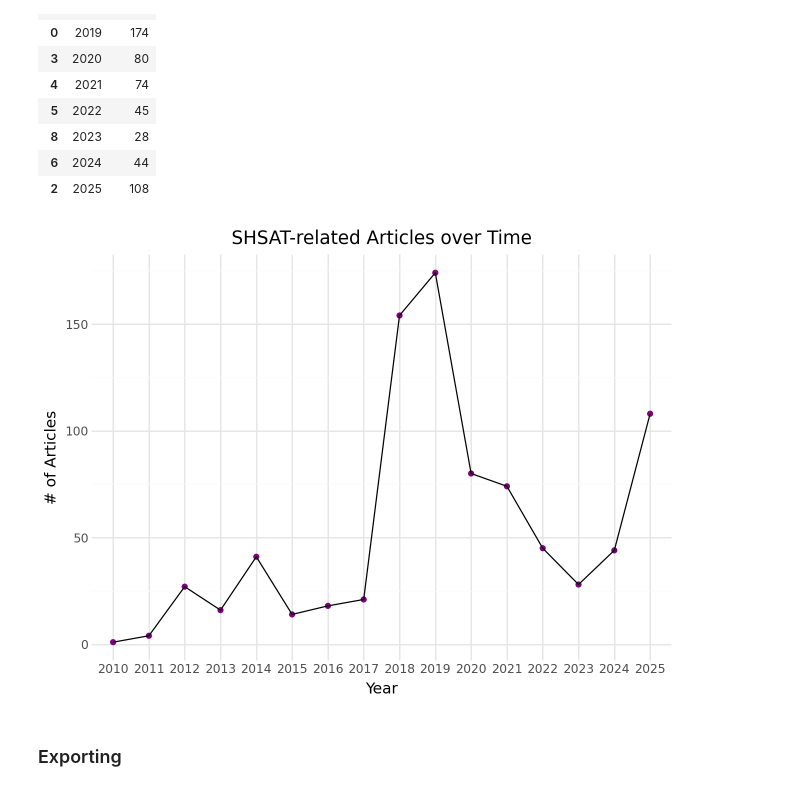
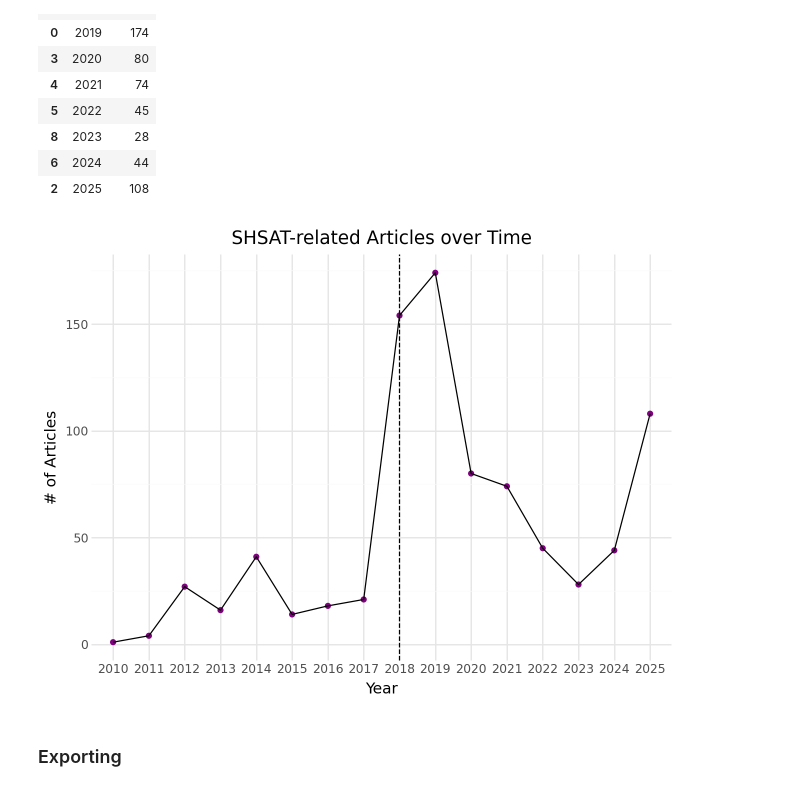
Before and after one commit to helenw566/shsat_sentiments, a Jupyter notebook: script/02_preprocessing.ipynb, the cells around one changed output. Drawn from its saved outputs; the diff is of its cells as text; code cells hidden in the pictures.

```diff
--- a/script/02_preprocessing.ipynb
+++ b/script/02_preprocessing.ipynb
@@ -63,2 +68,3 @@ df["full_text"] = df["headline"] + " " + df["snippet"]
 # %%
-df = df.dropna(subset = "full_text")
+#remove rows with NA headline and year
+df = df.dropna(subset = "full_text").dropna(subset = "year")
@@ -65,3 +91,13 @@ df = df.dropna(subset = "full_text")
+# %%
+#add textid and post2018
+df = (
+    df.
+    reset_index(drop = True).
+    assign(
+        post2018 = np.where(df["year"].astype(int)> 2017, True, False)
+    ).
+    reset_index(names = "text_id")
+)
 # %% [markdown]
 ### Exploratory Data Analysis
 # %%
@@ -123,18 +154,19 @@ df["year"].value_counts().reset_index().sort_values(by = "year")
 # %%
 (
     ggplot(df["year"].value_counts().reset_index(),
            aes(x = "year", y = "count", group = 1)) +
     geom_point(color = "purple") +
     geom_line() +
     theme_minimal() +
     labs(
         x = "Year",
         y = "# of Articles",
         title = "SHSAT-related Articles over Time"
-    )
+    ) +
+    geom_vline(xintercept = "2018", linetype = "dashed")
 )
 # %% [output]
-[figure, old version]
+[figure, new version]
 # %%
 #adding meta data (mayors)
 terms = [float("-inf"), 2013, 2021, float("inf")]
```
Also changed, not shown: parts of 6 cells of this notebook, 7 other files.
